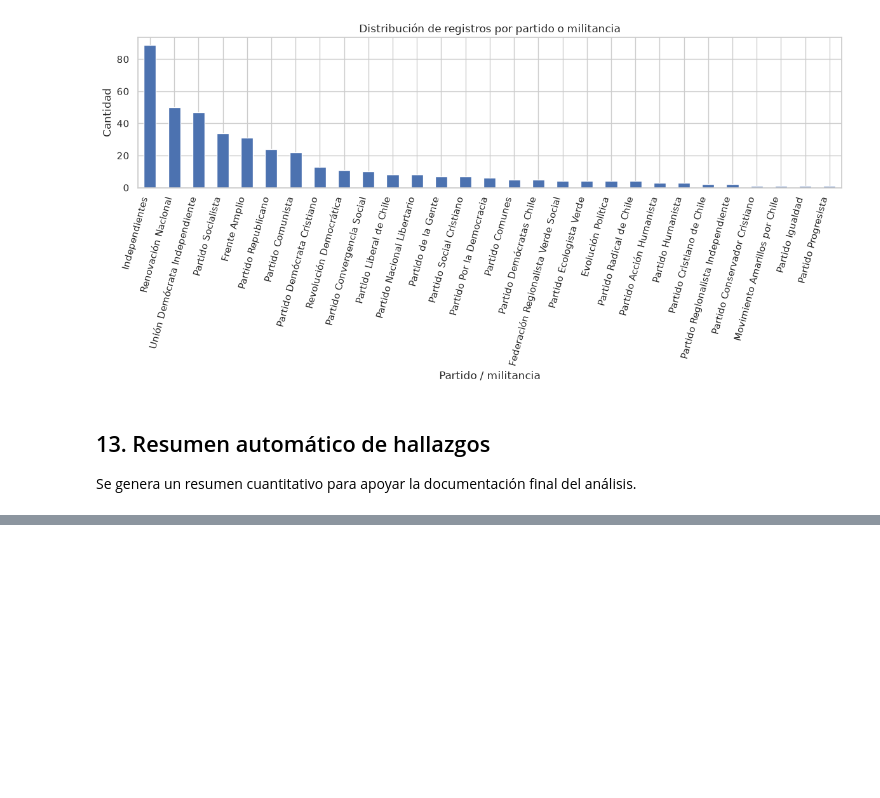
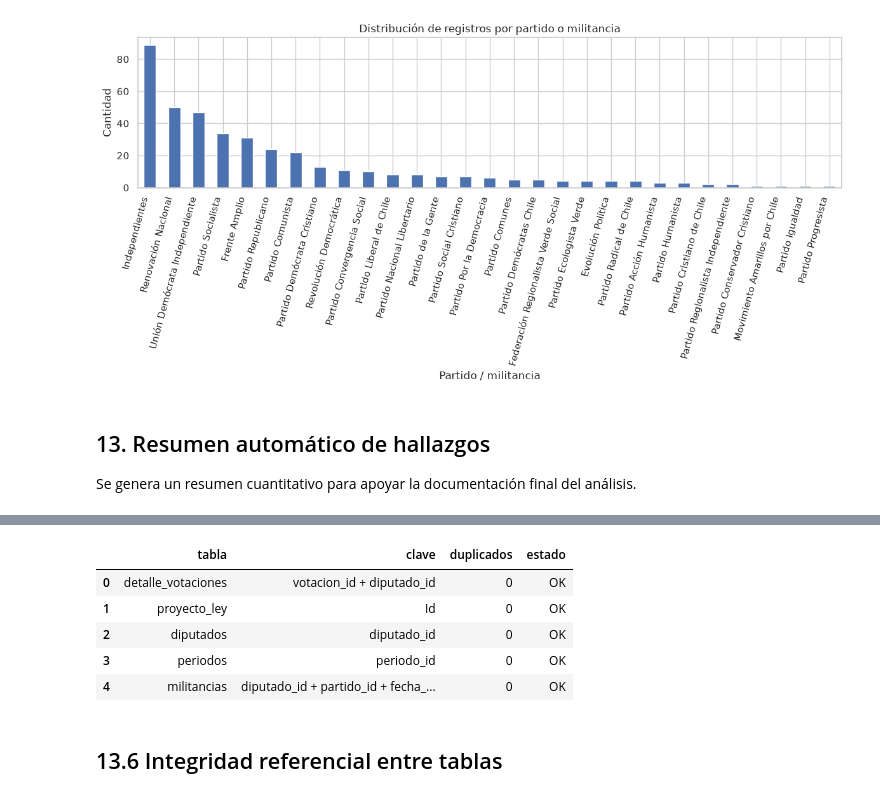
Before and after one commit to joserodriguezc/grupo_1_programacion_ciencia_datos, a Jupyter notebook: F2/notebooks/F2_02_exploracion.ipynb, the cells around one changed output, grey strips where cells are left out. Saved outputs shown, nothing was run; the diff lists cells and outputs as text; code cells hidden in the pictures; blank space fills up the shorter version.

```diff
--- a/F2/notebooks/F2_02_exploracion.ipynb
+++ b/F2/notebooks/F2_02_exploracion.ipynb
@@ -640,0 +1057,74 @@ Se genera un resumen cuantitativo para apoyar la documentación final del análi
+# %%
+controles_clave = []
+
+def validar_clave_logica(nombre, df, columnas):
+    if df is None or not set(columnas).issubset(df.columns):
+        controles_clave.append({
+            "tabla": nombre,
+            "clave": " + ".join(columnas),
+            "duplicados": None,
+            "estado": "ADVERTENCIA"
+        })
+        return pd.DataFrame()
+
+    mascara = df.duplicated(
+        subset=columnas,
+        keep=False
+    )
+
+    n = int(mascara.sum())
+
+    controles_clave.append({
+        "tabla": nombre,
+        "clave": " + ".join(columnas),
+        "duplicados": n,
+        "estado": "OK" if n == 0 else "ERROR"
+    })
+
+    return df.loc[mascara].copy()
+
+
+dup_detalle = validar_clave_logica(
+    "detalle_votaciones",
+    df_detalle,
+    ["votacion_id", "diputado_id"]
+)
+
+validar_clave_logica(
+    "proyecto_ley",
+    df_proyecto,
+    ["Id"]
+)
+
+validar_clave_logica(
+    "diputados",
+    df_diputados,
+    ["diputado_id"]
+)
+
+validar_clave_logica(
+    "periodos",
+    df_periodos,
+    ["periodo_id"]
+)
+
+validar_clave_logica(
+    "militancias",
+    df_militancias,
+    ["diputado_id", "partido_id", "fecha_inicio"]
+)
+
+display(pd.DataFrame(controles_clave))
+
+if not dup_detalle.empty:
+    print("Votos duplicados lógicos:")
+    display(dup_detalle.head(30))
+# %% [output]
+|  | tabla | clave | duplicados | estado |
+| 0 | detalle_votaciones | votacion_id + diputado_id | 0 | OK |
+| 1 | proyecto_ley | Id | 0 | OK |
+| 2 | diputados | diputado_id | 0 | OK |
+| 3 | periodos | periodo_id | 0 | OK |
+| 4 | militancias | diputado_id + partido_id + fecha_... | 0 | OK |
+# %% [markdown]
+## 13.6 Integridad referencial entre tablas
```
Also changed, not shown: parts of 31 cells of this notebook, 1 other file.
